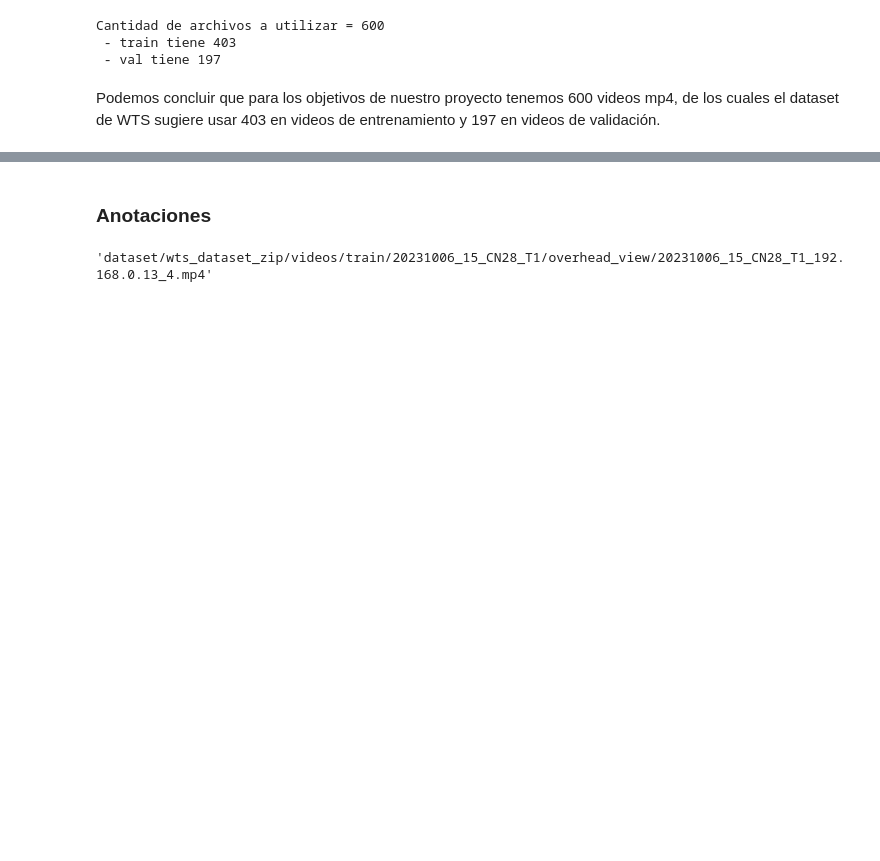
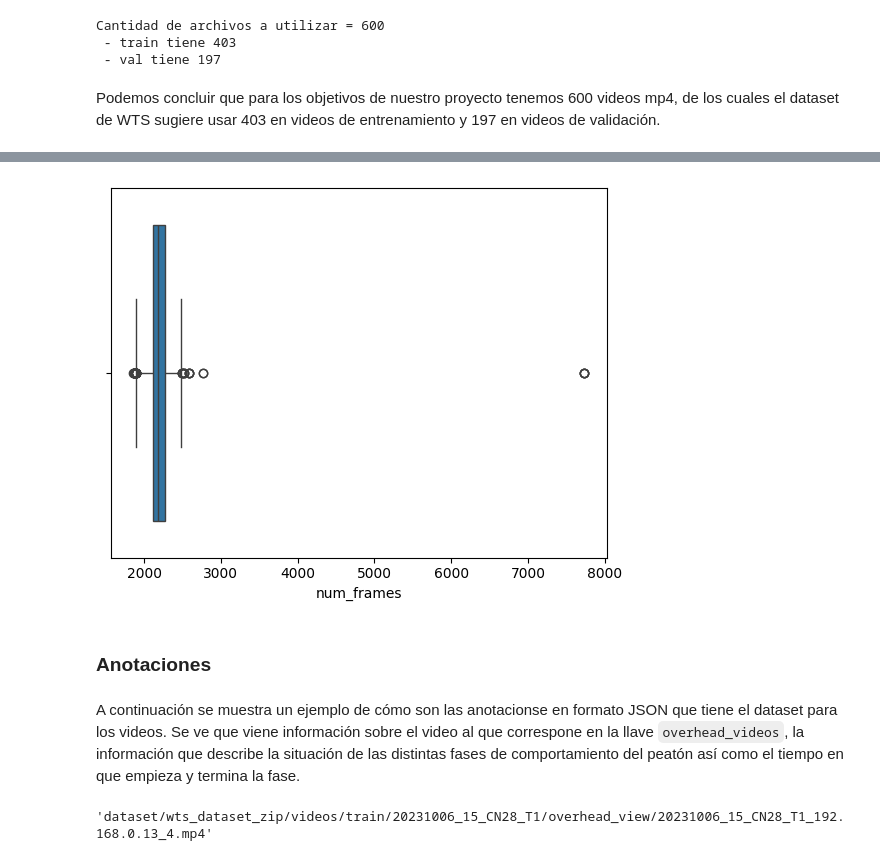
Before and after one commit to marcelarosalesj/mna_proyecto_integrador_equipo13, a Jupyter notebook: avance1_EDA.ipynb, the cells around one changed output, grey strips where cells are left out. Cells and saved outputs as stored; diff of their text form; code cells hidden in the pictures; blank space fills up the shorter version.

```diff
--- a/avance1_EDA.ipynb
+++ b/avance1_EDA.ipynb
@@ -103,5 +146,11 @@ Podemos concluir que para los objetivos de nuestro proyecto tenemos 600 videos m
+# %%
+sns.boxplot(data=df, x="num_frames");
+# %% [output]
+[figure, added]
 # %% [markdown]
 ### **Anotaciones**
+# %% [markdown]
+A continuación se muestra un ejemplo de cómo son las anotacionse en formato JSON que tiene el dataset para los videos. Se ve que viene información sobre el video al que correspone en la llave `overhead_videos`, la información que describe la situación de las distintas fases de comportamiento del peatón así como el tiempo en que empieza y termina la fase.
 # %%
 files_overhead_view_by_type['train'][0]
 # %% [output]
```
Also changed, not shown: parts of 10 cells of this notebook, 1 other file.
